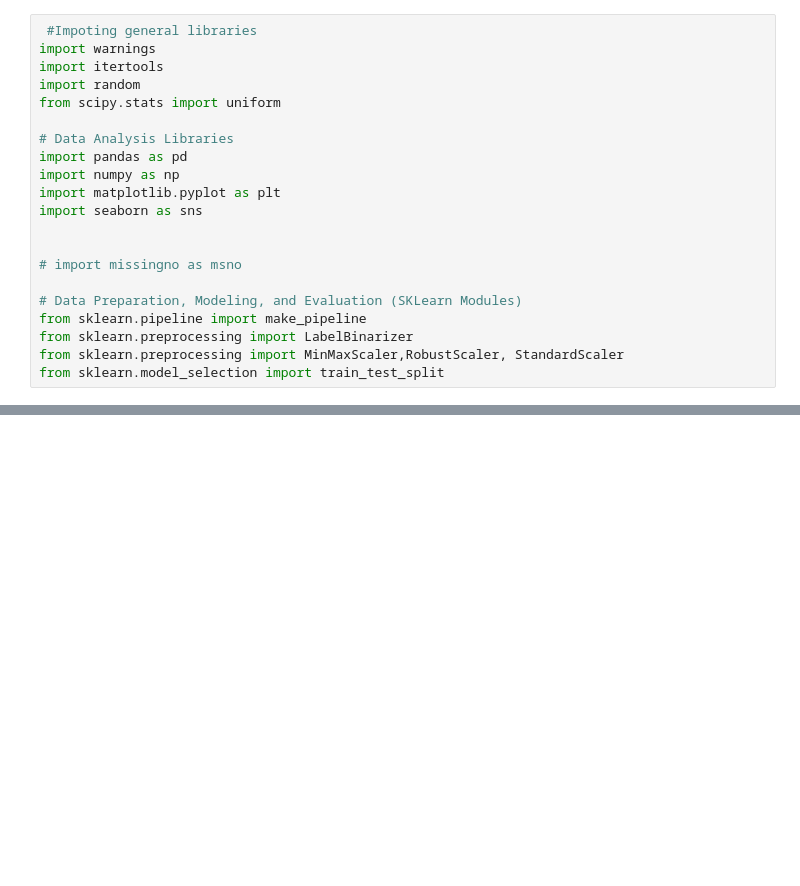
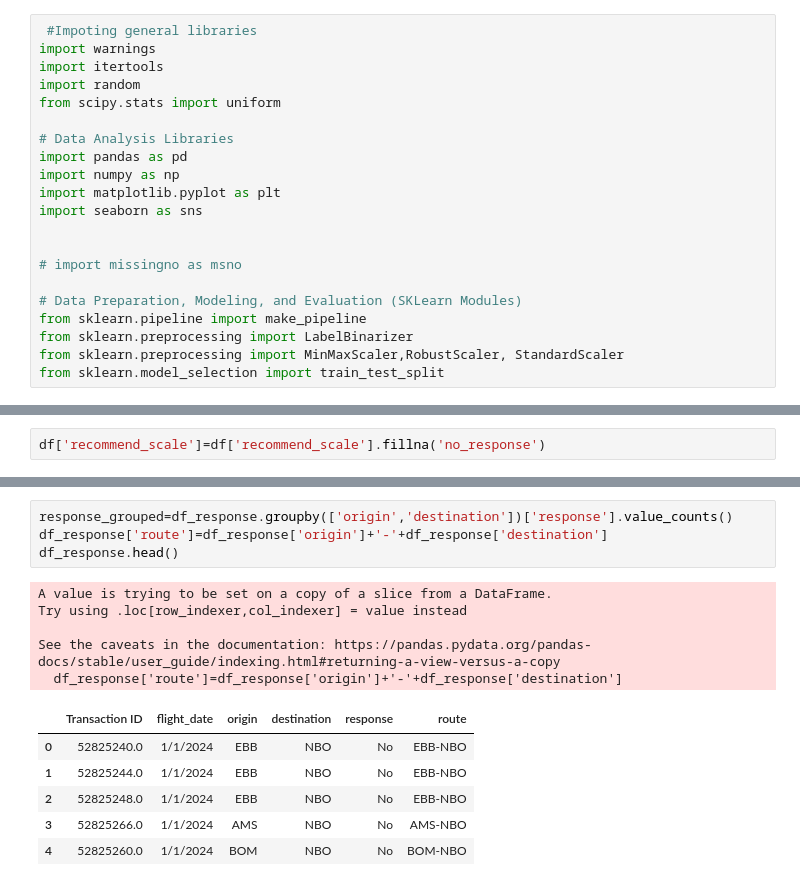
Before and after one commit to Karlajack/Final_Capstone_Project, a Jupyter notebook: Airline_Customer_Reviews.ipynb, the cells around one changed output, grey strips where cells are left out. Saved outputs shown, nothing was run; the diff lists cells and outputs as text; blank space fills up the shorter version.

```diff
--- a/Airline_Customer_Reviews.ipynb
+++ b/Airline_Customer_Reviews.ipynb
@@ -32,0 +45,2 @@ df.head(2)
+# %%
+df['recommend_scale']=df['recommend_scale'].fillna('no_response')
@@ -73,0 +142,16 @@ dtype: int64
+# %%
+response_grouped=df_response.groupby(['origin','destination'])['response'].value_counts()
+df_response['route']=df_response['origin']+'-'+df_response['destination']
+df_response.head()
+# %% [output]
+A value is trying to be set on a copy of a slice from a DataFrame.
+Try using .loc[row_indexer,col_indexer] = value instead
+
+See the caveats in the documentation: https://pandas.pydata.org/pandas-docs/stable/user_guide/indexing.html#returning-a-view-versus-a-copy
+  df_response['route']=df_response['origin']+'-'+df_response['destination']
+|  | Transaction ID | flight_date | origin | destination | response | route |
+| 0 | 52825240.0 | 1/1/2024 | EBB | NBO | No | EBB-NBO |
+| 1 | 52825244.0 | 1/1/2024 | EBB | NBO | No | EBB-NBO |
+| 2 | 52825248.0 | 1/1/2024 | EBB | NBO | No | EBB-NBO |
+| 3 | 52825266.0 | 1/1/2024 | AMS | NBO | No | AMS-NBO |
+| 4 | 52825260.0 | 1/1/2024 | BOM | NBO | No | BOM-NBO |
```
Also changed, not shown: parts of 31 cells of this notebook.
